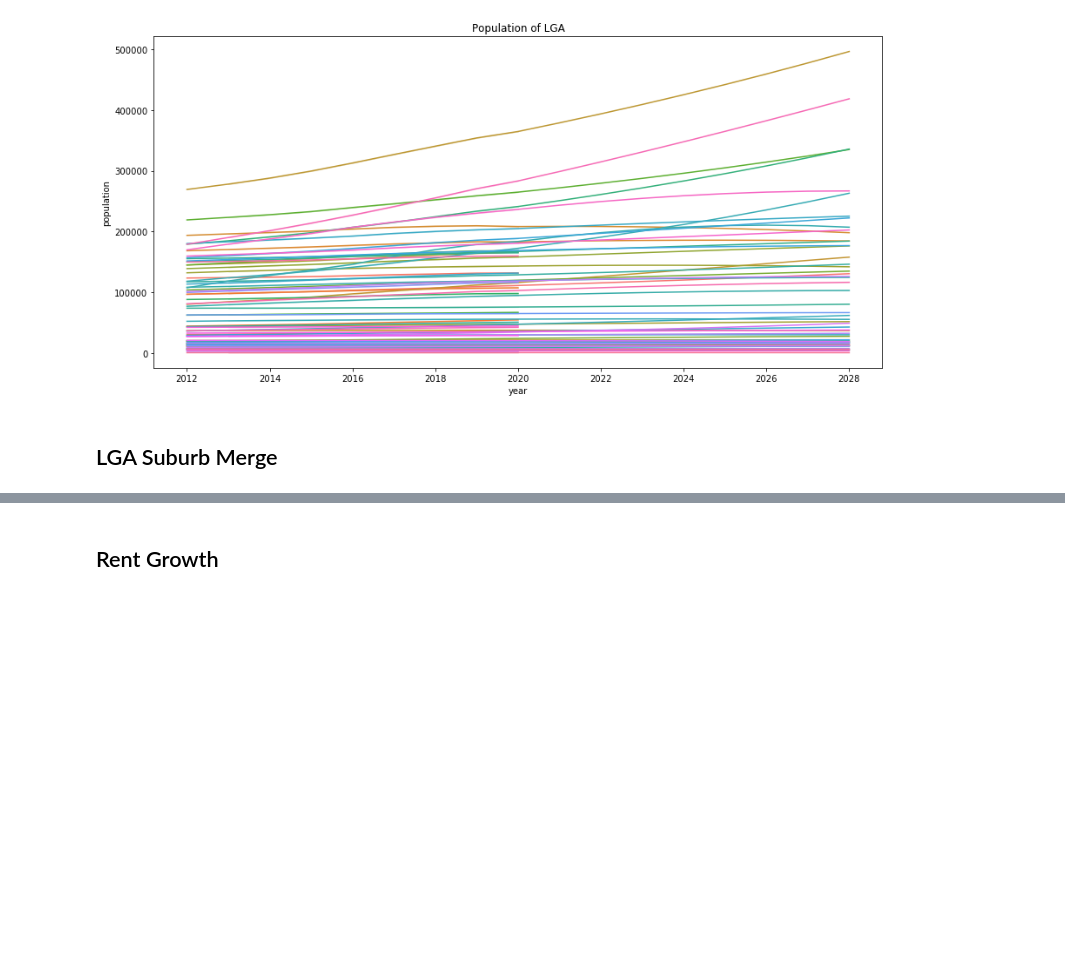
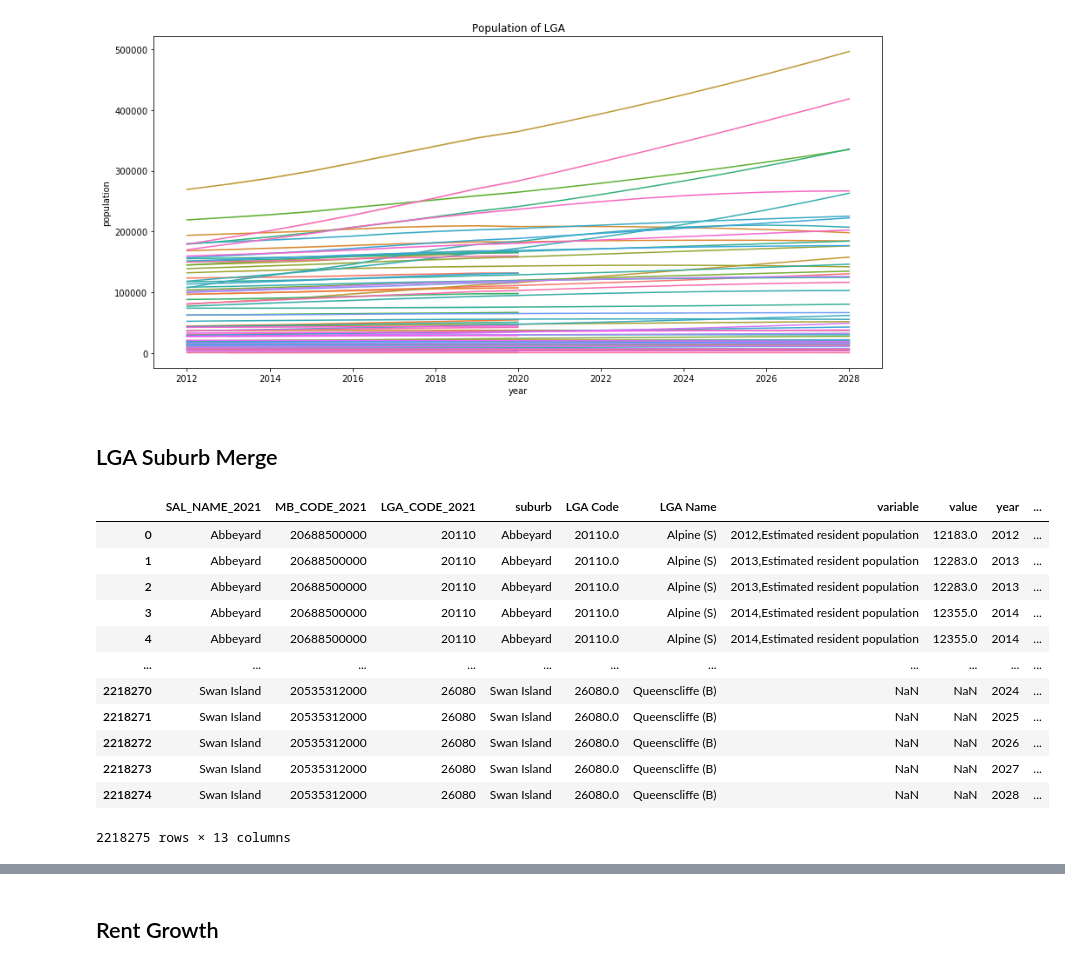
Before and after one commit to MAST30034-Applied-Data-Science/generic-real-estate-consulting-project-group-59, a Jupyter notebook: notebooks/EDA.ipynb, the cells around one changed output, grey strips where cells are left out. Cells and saved outputs as stored; diff of their text form; code cells hidden in the pictures; blank space fills up the shorter version.

```diff
--- a/notebooks/EDA.ipynb
+++ b/notebooks/EDA.ipynb
@@ -241,3 +241,19 @@ sal_df['suburb'] = sal_df['SAL_NAME_2021'].str.replace(' \([^\(\)]+\)', '').appl
 pop_df2 = sal_df.merge(lga_df[['MB_CODE_2021','LGA_CODE_2021']], on='MB_CODE_2021')[[
     'SAL_NAME_2021', 'MB_CODE_2021', 'LGA_CODE_2021', 'suburb']].drop_duplicates().merge(
     pop_final_df, left_on='LGA_CODE_2021', right_on='LGA Code')
+# %%
+pop_df2
+# %% [output]
+|  | SAL_NAME_2021 | MB_CODE_2021 | LGA_CODE_2021 | suburb | LGA Code | LGA Name | variable | value | year | ... |
+| 0 | Abbeyard | 20688500000 | 20110 | Abbeyard | 20110.0 | Alpine (S) | 2012,Estimated resident population | 12183.0 | 2012 | ... |
+| 1 | Abbeyard | 20688500000 | 20110 | Abbeyard | 20110.0 | Alpine (S) | 2013,Estimated resident population | 12283.0 | 2013 | ... |
+| 2 | Abbeyard | 20688500000 | 20110 | Abbeyard | 20110.0 | Alpine (S) | 2013,Estimated resident population | 12283.0 | 2013 | ... |
+| 3 | Abbeyard | 20688500000 | 20110 | Abbeyard | 20110.0 | Alpine (S) | 2014,Estimated resident population | 12355.0 | 2014 | ... |
+| 4 | Abbeyard | 20688500000 | 20110 | Abbeyard | 20110.0 | Alpine (S) | 2014,Estimated resident population | 12355.0 | 2014 | ... |
+| ... | ... | ... | ... | ... | ... | ... | ... | ... | ... | ... |
+| 2218270 | Swan Island | 20535312000 | 26080 | Swan Island | 26080.0 | Queenscliffe (B) | NaN | NaN | 2024 | ... |
+| 2218271 | Swan Island | 20535312000 | 26080 | Swan Island | 26080.0 | Queenscliffe (B) | NaN | NaN | 2025 | ... |
+| 2218272 | Swan Island | 20535312000 | 26080 | Swan Island | 26080.0 | Queenscliffe (B) | NaN | NaN | 2026 | ... |
+| 2218273 | Swan Island | 20535312000 | 26080 | Swan Island | 26080.0 | Queenscliffe (B) | NaN | NaN | 2027 | ... |
+| 2218274 | Swan Island | 20535312000 | 26080 | Swan Island | 26080.0 | Queenscliffe (B) | NaN | NaN | 2028 | ... |
+2218275 rows × 13 columns
```
Also changed, not shown: parts of 23 cells of this notebook.
